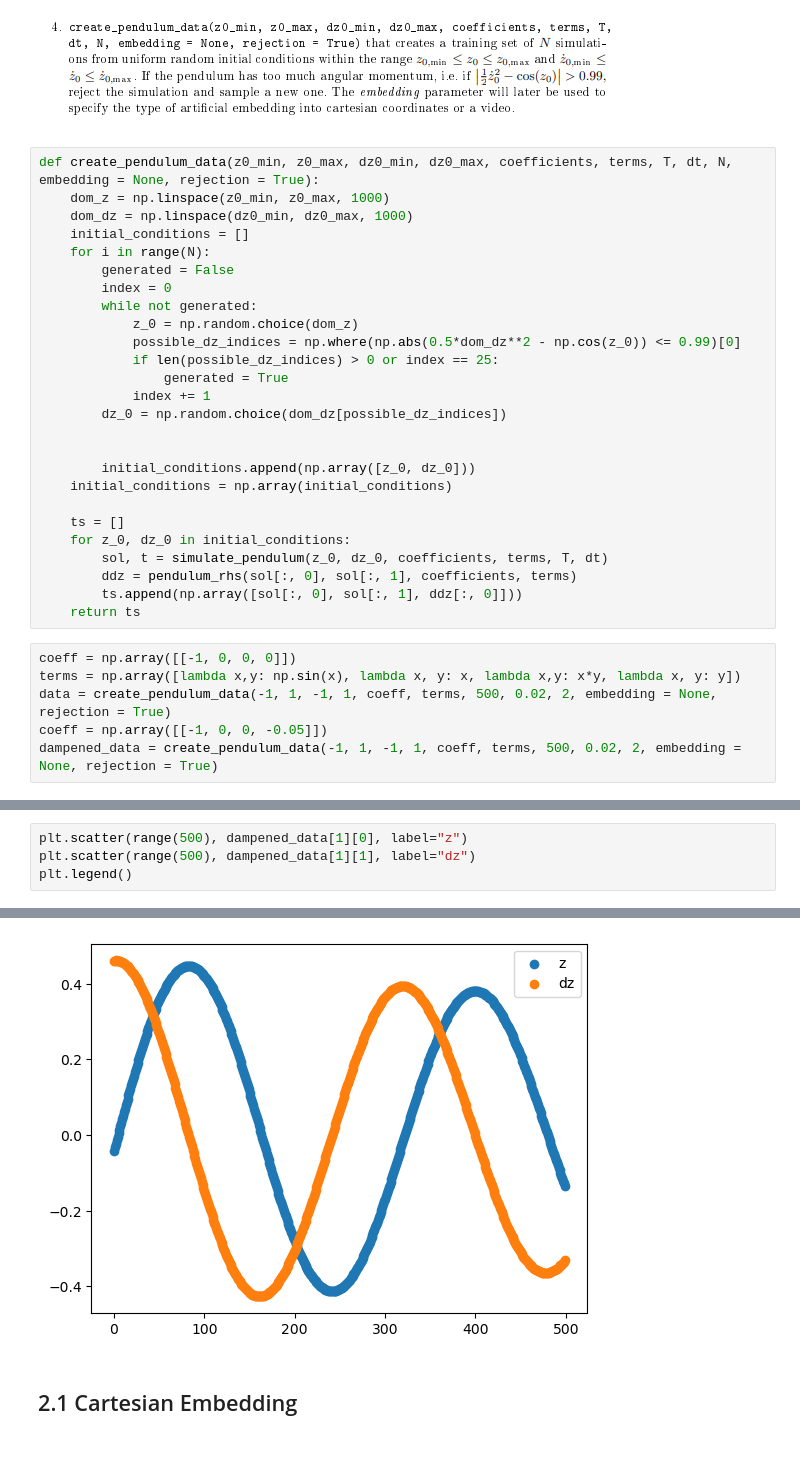
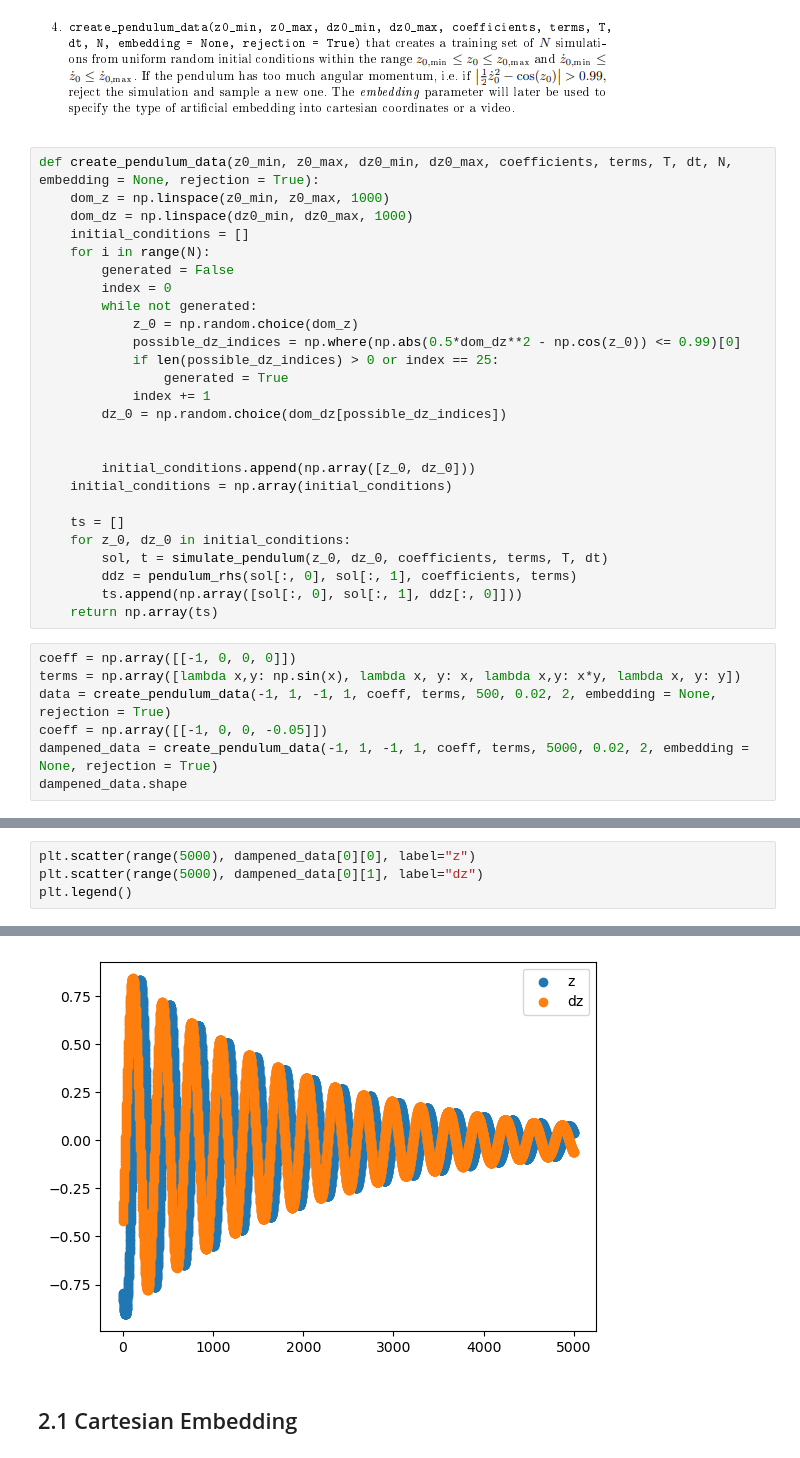
Before and after one commit to AnuR1234/GNN, a Jupyter notebook: Assignment5/Untitled.ipynb, the cells around one changed output, grey strips where cells are left out. Saved outputs shown, nothing was run; the diff lists cells and outputs as text.

```diff
--- a/Assignment5/Untitled.ipynb
+++ b/Assignment5/Untitled.ipynb
@@ -84,10 +86,11 @@ def create_pendulum_data(z0_min, z0_max, dz0_min, dz0_max, coefficients, terms,
         sol, t = simulate_pendulum(z_0, dz_0, coefficients, terms, T, dt)
         ddz = pendulum_rhs(sol[:, 0], sol[:, 1], coefficients, terms)
         ts.append(np.array([sol[:, 0], sol[:, 1], ddz[:, 0]]))
-    return ts
+    return np.array(ts)
 # %%
 coeff = np.array([[-1, 0, 0, 0]])
 terms = np.array([lambda x,y: np.sin(x), lambda x, y: x, lambda x,y: x*y, lambda x, y: y])
 data = create_pendulum_data(-1, 1, -1, 1, coeff, terms, 500, 0.02, 2, embedding = None, rejection = True)
 coeff = np.array([[-1, 0, 0, -0.05]])
-dampened_data = create_pendulum_data(-1, 1, -1, 1, coeff, terms, 500, 0.02, 2, embedding = None, rejection = True)
+dampened_data = create_pendulum_data(-1, 1, -1, 1, coeff, terms, 5000, 0.02, 2, embedding = None, rejection = True)
+dampened_data.shape
@@ -94,10 +99,10 @@ dampened_data = create_pendulum_data(-1, 1, -1, 1, coeff, terms, 500, 0.02, 2, e
 # %%
-plt.scatter(range(500), dampened_data[1][0], label="z")
-plt.scatter(range(500), dampened_data[1][1], label="dz")
+plt.scatter(range(5000), dampened_data[0][0], label="z")
+plt.scatter(range(5000), dampened_data[0][1], label="dz")
 plt.legend()
 # %% [output]
 <matplotlib.legend.Legend at 0x...>
-[figure, old version]
+[figure, new version]
 # %% [markdown]
 ## 2.1 Cartesian Embedding
 # %%
```
Also changed, not shown: parts of 16 cells of this notebook, 1 other file.
